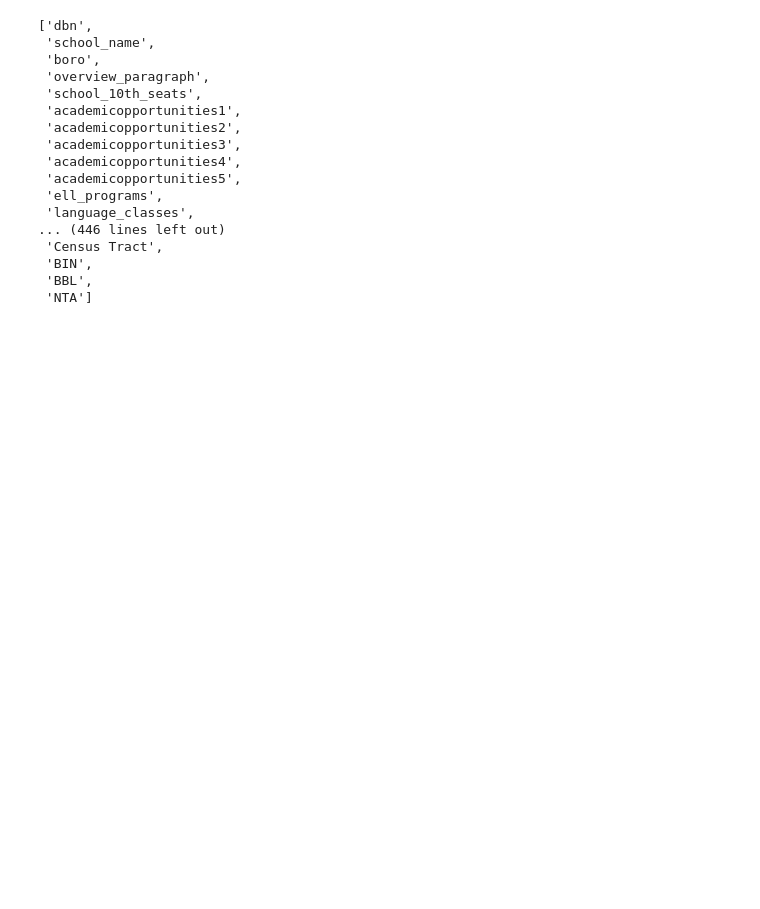
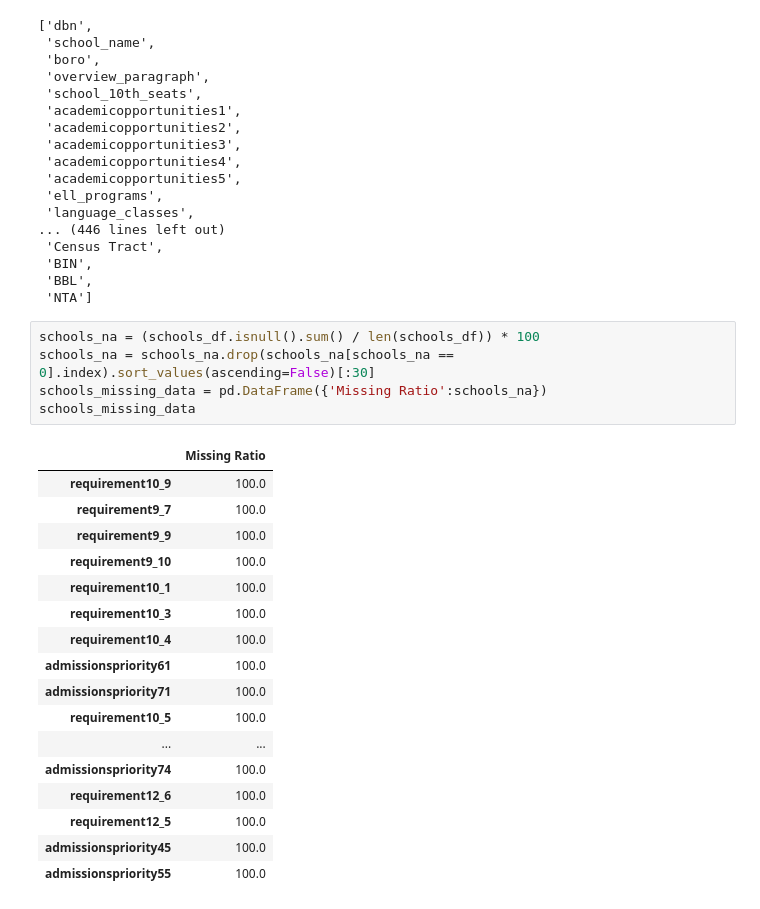
Before and after one commit to Ilroy/DS_Final_Project, a Jupyter notebook: external_testing.ipynb, the cells around one changed output. Saved outputs shown, nothing was run; the diff lists cells and outputs as text; blank space fills up the shorter version.

```diff
--- a/external_testing.ipynb
+++ b/external_testing.ipynb
@@ -50,3 +53,26 @@ list(schools_df)
  'BIN',
  'BBL',
  'NTA']
+# %%
+schools_na = (schools_df.isnull().sum() / len(schools_df)) * 100
+schools_na = schools_na.drop(schools_na[schools_na == 0].index).sort_values(ascending=False)[:30]
+schools_missing_data = pd.DataFrame({'Missing Ratio':schools_na})
+schools_missing_data
+# %% [output]
+|  | Missing Ratio |
+| requirement10_9 | 100.0 |
+| requirement9_7 | 100.0 |
+| requirement9_9 | 100.0 |
+| requirement9_10 | 100.0 |
+| requirement10_1 | 100.0 |
+| requirement10_3 | 100.0 |
+| requirement10_4 | 100.0 |
+| admissionspriority61 | 100.0 |
+| admissionspriority71 | 100.0 |
+| requirement10_5 | 100.0 |
+| ... | ... |
+| admissionspriority74 | 100.0 |
+| requirement12_6 | 100.0 |
+| requirement12_5 | 100.0 |
+| admissionspriority45 | 100.0 |
+| admissionspriority55 | 100.0 |
```
Also changed, not shown: parts of 5 cells of this notebook.
